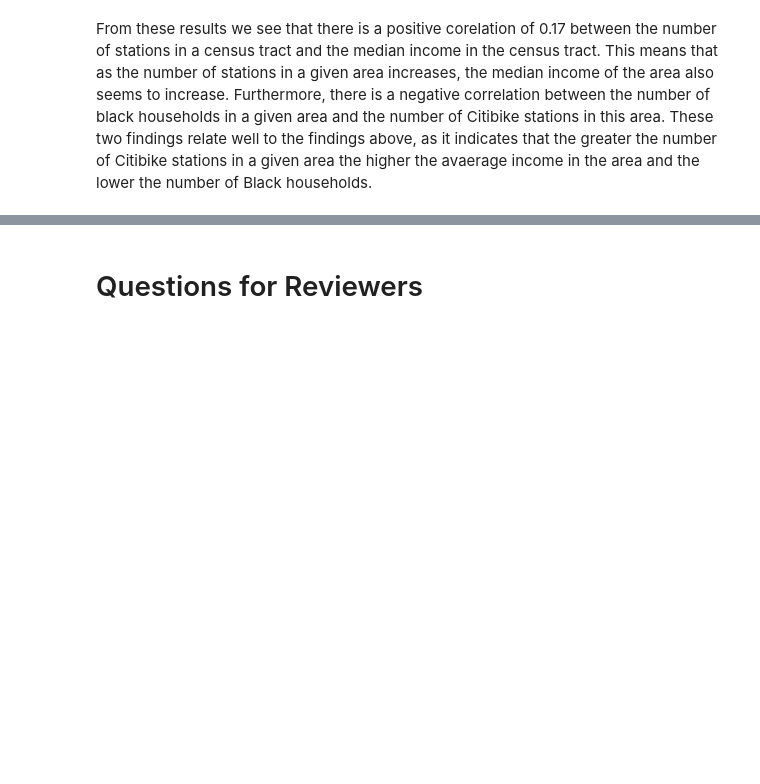
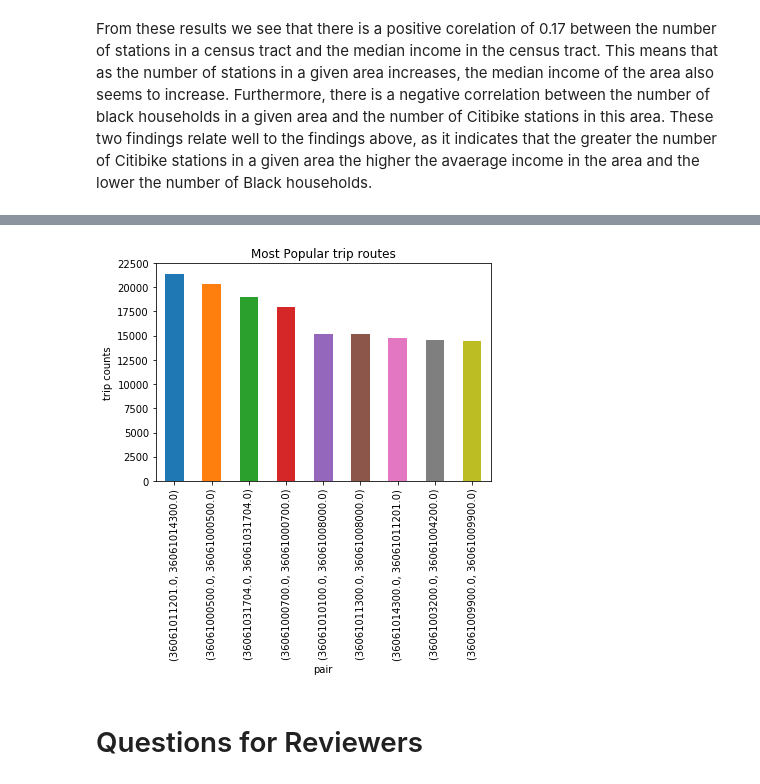
Before and after one commit to shljessie/INFO-2950, a Jupyter notebook: phase2_final_notebook.ipynb, the cells around one changed output, grey strips where cells are left out. Drawn from its saved outputs; the diff is of its cells as text; code cells hidden in the pictures; blank space fills up the shorter version.

```diff
--- a/phase2_final_notebook.ipynb
+++ b/phase2_final_notebook.ipynb
@@ -298,0 +337,8 @@ From these results we see that there is a positive corelation of 0.17 between th
+# %%
+#Using groupby to find the unique counts of each route from start station x to end station y
+routes = geo_id_df.groupby(['start_station_geoid', 'end_station_geoid']).count()
+#resetting index so that it's subscriptable
+routes = routes.reset_index()
+#renaming column to counts
+routes = routes.rename(columns = {'Unnamed: 0': 'counts'})
+routes = routes.drop(columns = ['route_count']) #dropping random added col
@@ -299,2 +347,20 @@ From these results we see that there is a positive corelation of 0.17 between th
+# %%
+# sorting the values by descending count values
+routes_for_slice = routes.sort_values(by = ['counts'], ascending = False)
+routes_for_slice = routes_for_slice.reset_index()
+# show the entire geo_id
+pd.set_option('float_format', '{:0}'.format)
+#adding a column with start and end geo id as a pair
+routes_for_slice['pair'] = list(zip(routes_for_slice['start_station_geoid'],routes_for_slice['end_station_geoid']))
+# %%
+# slicing the top ten routes from the data frame
+# Removed first row since it seemed abnormally high and from the same station
+routes_sliced = routes_for_slice.iloc[1:10]
+routes_sliced.plot(x = 'pair',y = 'counts', kind = 'bar', legend = False)
+plt.ylabel ('trip counts')
+plt.title('Most Popular trip routes')
+plt.show()
+# %% [output]
+[figure, added]
 # %% [markdown]
 # Questions for Reviewers
```
Also changed, not shown: parts of 13 cells of this notebook.
